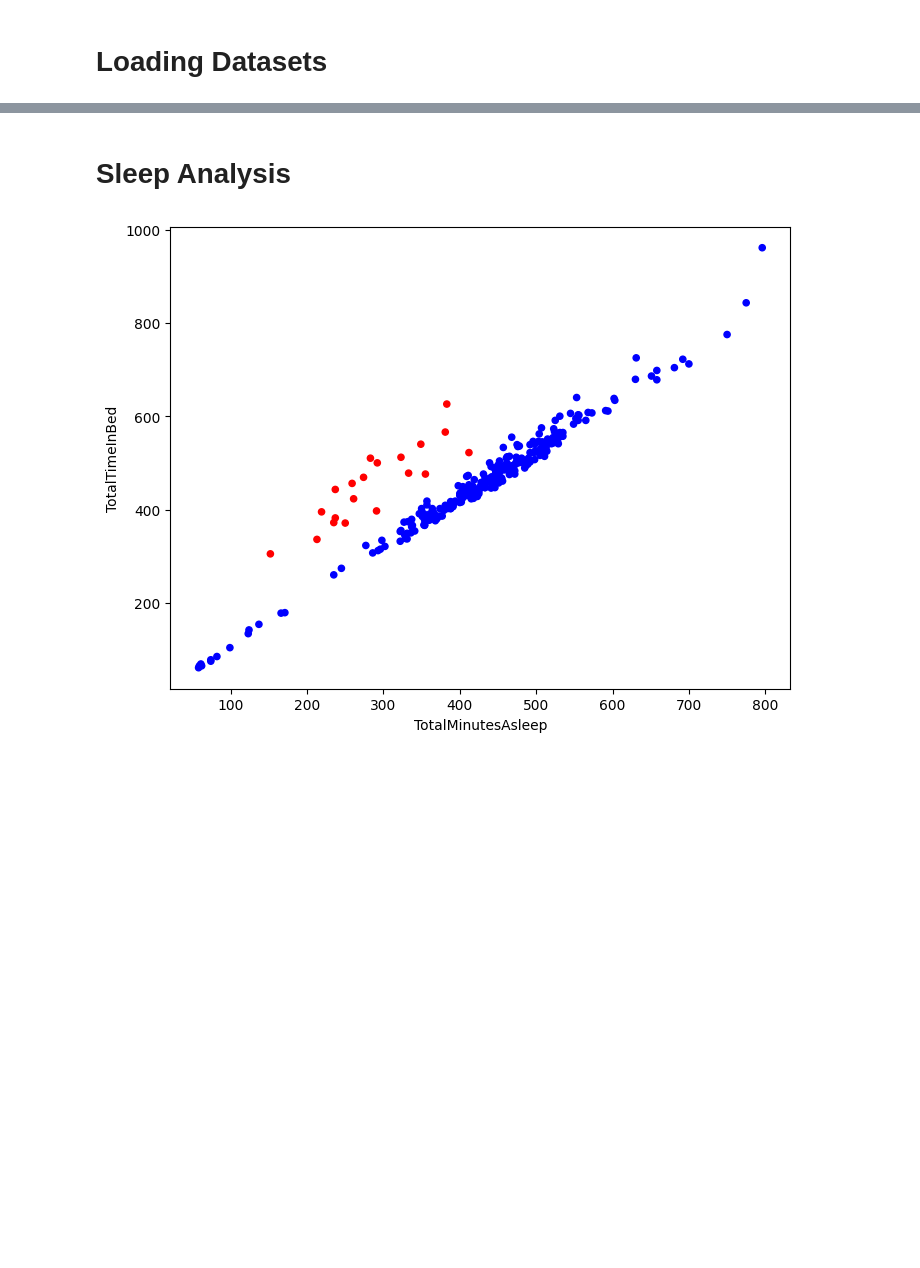
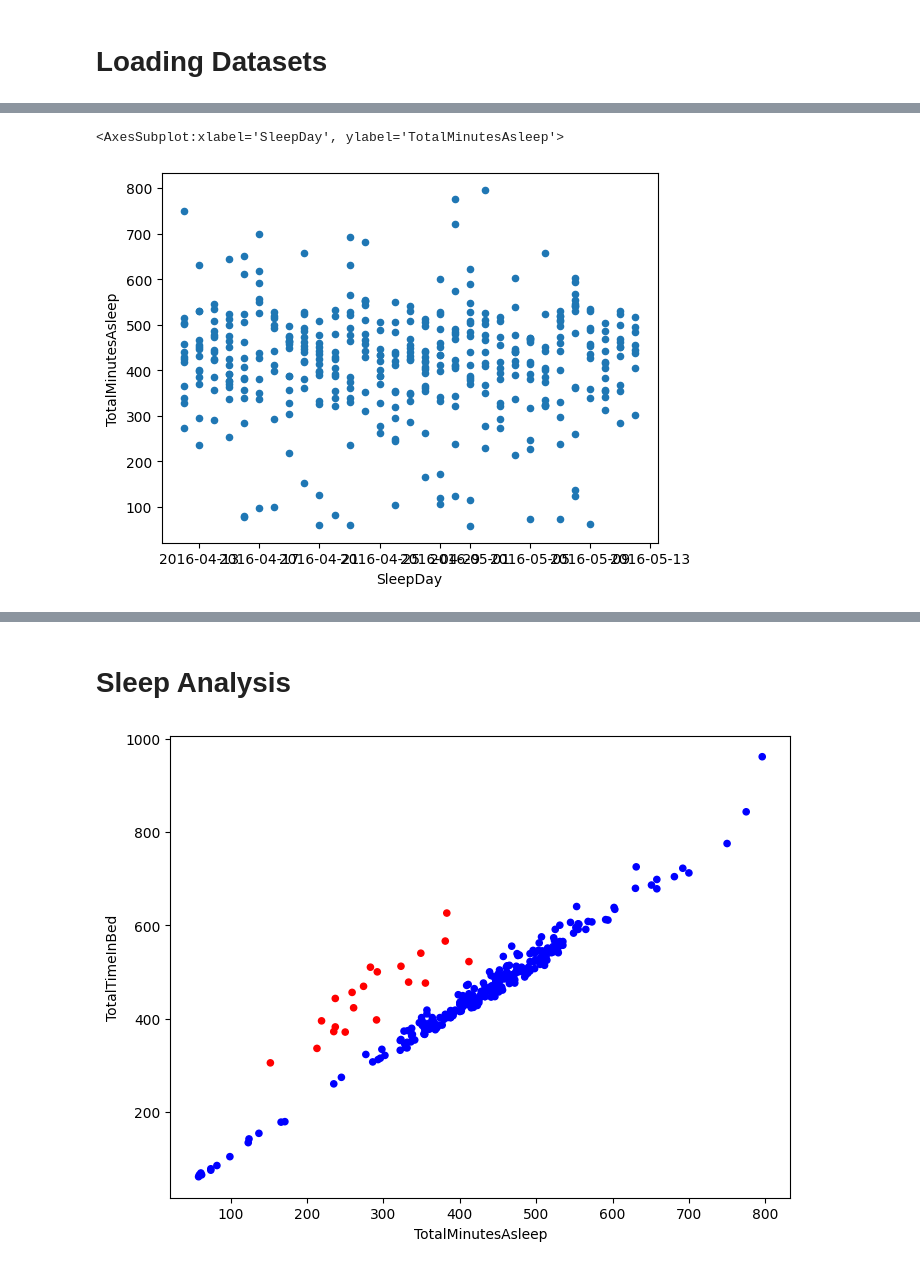
Before and after one commit to fiorani/garmin-data-analysis, a Jupyter notebook: Classificazione.ipynb, the cells around one changed output, grey strips where cells are left out. Drawn from its saved outputs; the diff is of its cells as text; code cells hidden in the pictures; blank space fills up the shorter version.

```diff
--- a/Classificazione.ipynb
+++ b/Classificazione.ipynb
@@ -69,0 +97,5 @@ dailyActivities.head(5)
+# %%
+dailySleep.plot.scatter(x='SleepDay', y='TotalMinutesAsleep')
+# %% [output]
+<AxesSubplot:xlabel='SleepDay', ylabel='TotalMinutesAsleep'>
+[figure, added]
```
Also changed, not shown: parts of 9 cells of this notebook, 6 other files.
